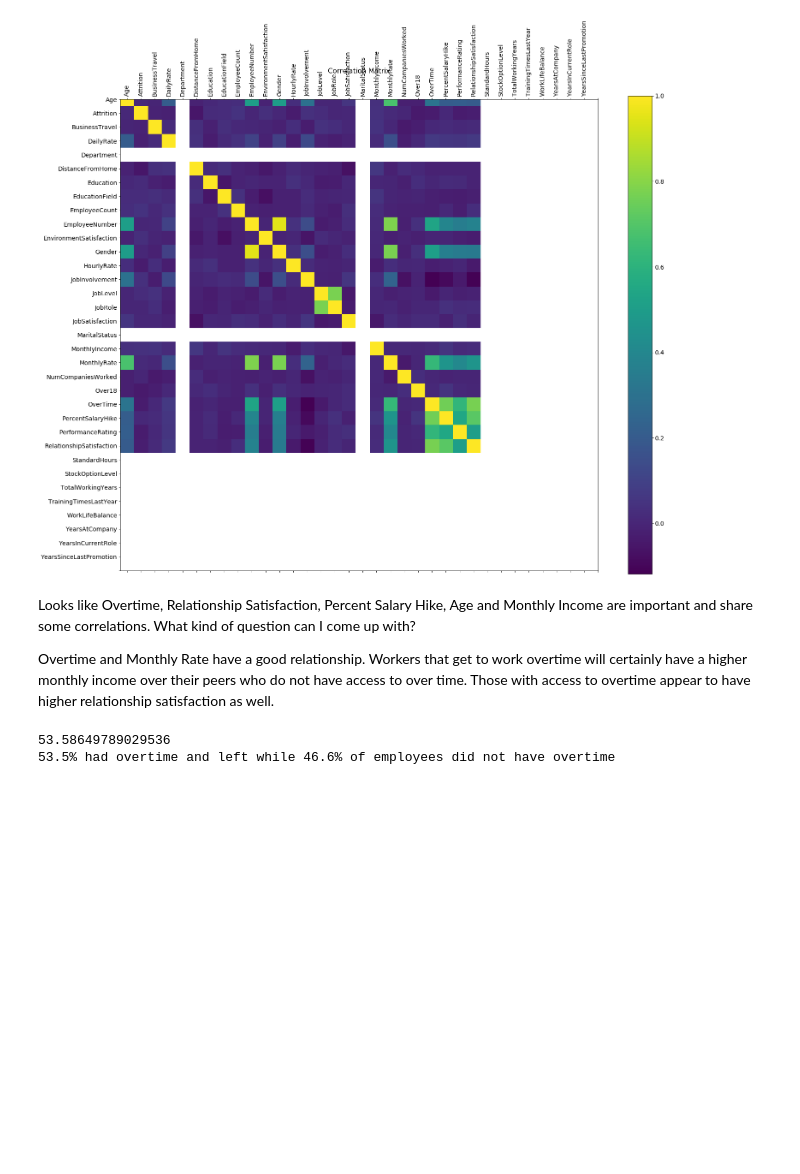
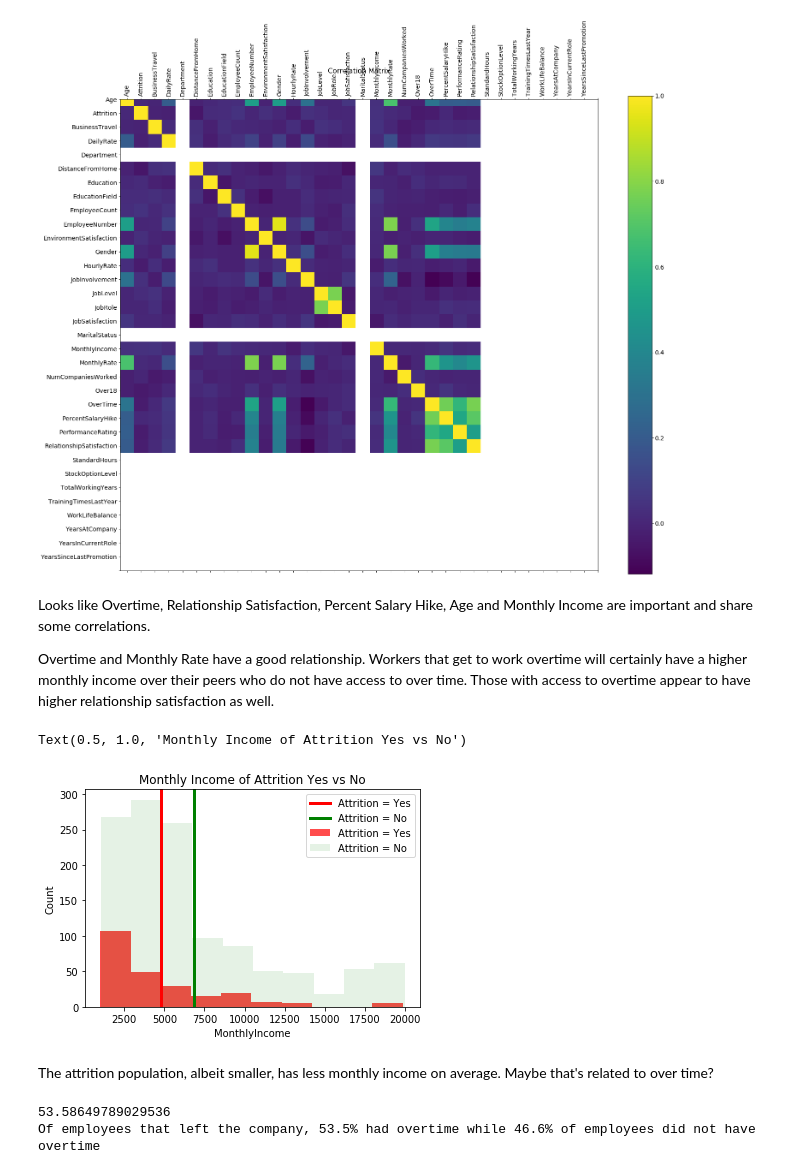
Before and after one commit to handsomeandphilthy/ThinkfulDS, a Jupyter notebook: Capstone 2 Research Proposal.ipynb, the cells around one changed output. Saved outputs shown, nothing was run; the diff lists cells and outputs as text; code cells hidden in the pictures; blank space fills up the shorter version.

```diff
--- a/Capstone 2 Research Proposal.ipynb
+++ b/Capstone 2 Research Proposal.ipynb
@@ -199,15 +199,38 @@ plt.title('Correlation Matrix', fontsize=16)
 Text(0.5, 1.05, 'Correlation Matrix')
 [figure]
 # %% [markdown]
-Looks like Overtime, Relationship Satisfaction, Percent Salary Hike, Age and Monthly Income are important and share some correlations.  What kind of question can I come up with?
+Looks like Overtime, Relationship Satisfaction, Percent Salary Hike, Age and Monthly Income are important and share some correlations.
 
 Overtime and Monthly Rate have a good relationship.  Workers that get to work overtime will certainly have a higher monthly income over their peers who do not have access to over time.  Those with access to overtime appear to have higher relationship satisfaction as well.
+# %%
+attrition_pop = df[df.Attrition == 'Yes']
+attrition_pop_for_plots = attrition_pop.copy()
+
+attrition_pop2 = df[df.Attrition == 'No']
+attrition_pop_for_plots2 = attrition_pop2.copy()
+# %%
+plt.hist(attrition_pop_for_plots.MonthlyIncome,  alpha=.7, color='red', label='Attrition = Yes')
+plt.axvline(attrition_pop_for_plots.MonthlyIncome.mean(), color='red', label='Attrition = Yes', linestyle='solid', linewidth='3')
+
+plt.hist(attrition_pop_for_plots2.MonthlyIncome, alpha=.1, color='green', label='Attrition = No')
+plt.axvline(attrition_pop_for_plots2.MonthlyIncome.mean(), color='green', label='Attrition = No', linestyle='solid', linewidth='3')
+
+
+plt.legend(loc='best')
+plt.xlabel('MonthlyIncome')
+plt.ylabel('Count')
+plt.title('Monthly Income of Attrition Yes vs No')
+# %% [output]
+Text(0.5, 1.0, 'Monthly Income of Attrition Yes vs No')
+[figure, added]
+# %% [markdown]
+The attrition population, albeit smaller, has less monthly income on average.  Maybe that's related to over time?
 # %%
 x = df.Attrition[df.Attrition == 'Yes'][df.OverTime == 'Yes']
 denom = df.Attrition[df.Attrition == 'Yes'].count()
 print(len(x) / denom * 100)
-print('53.5% had overtime and left while 46.6% of employees did not have overtime')
+print('Of employees that left the company, 53.5% had overtime while 46.6% of employees did not have overtime')
 # %% [output]
 53.58649789029536
-53.5% had overtime and left while 46.6% of employees did not have overtime
+Of employees that left the company, 53.5% had overtime while 46.6% of employees did not have overtime
 # %% [markdown]
```
Also changed, not shown: parts of 5 cells of this notebook.
